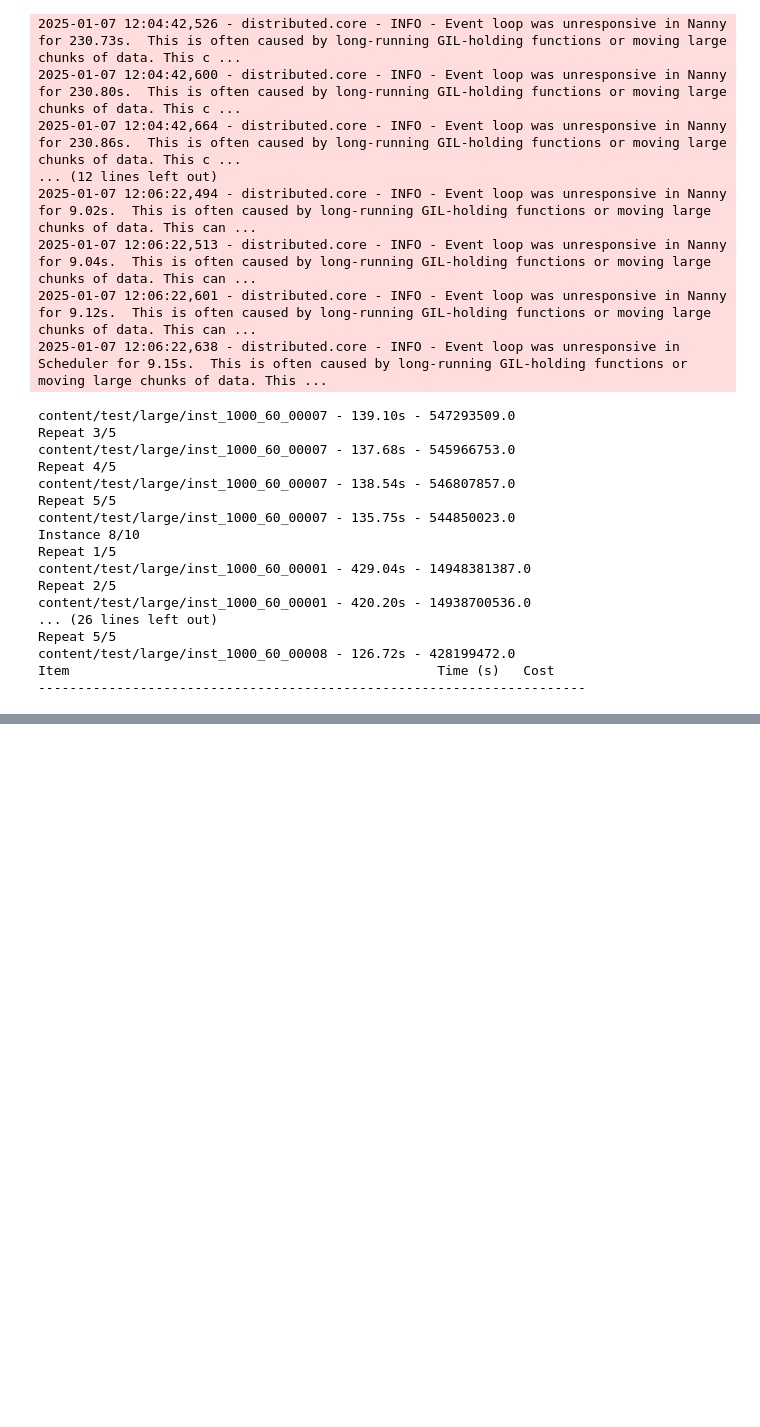
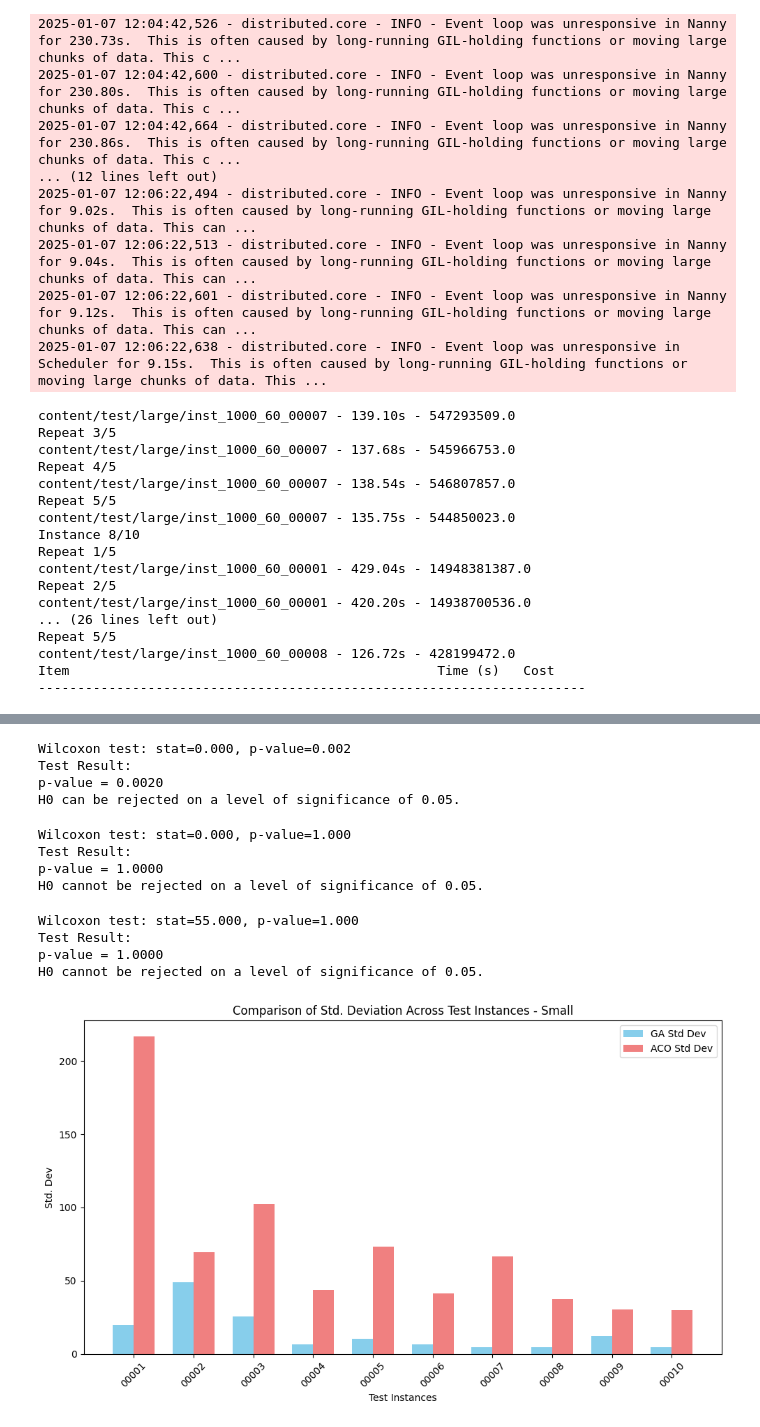
Before and after one commit to bergio13/heuristic-optimization-MWCCP, a Jupyter notebook: Heuristic_HW2.ipynb, the cells around one changed output, grey strips where cells are left out. Cells and saved outputs as stored; diff of their text form; code cells hidden in the pictures; blank space fills up the shorter version.

```diff
--- a/Heuristic_HW2.ipynb
+++ b/Heuristic_HW2.ipynb
@@ -1452,0 +1432,28 @@ for path, graph in instances_to_rerun:
+# %%
+def plot_variance_comparison(performance_ga, performance_aco,  size, label_ga="GA Std Dev", label_aco="ACO Std Dev"):
+    """
+    Plots a comparison of the standard deviation across test instances for two algorithms.
+    """
+    # X positions for the bars
+    x = np.arange(len(performance_ga))
+
+    # Variances for each algorithm
+    variances_ga = [result[-1] for result in performance_ga]
+    variances_aco = [result[-1] for result in performance_aco]
+
+    # Plot
+    width = 0.35
+    plt.figure(figsize=(10, 6))
+    plt.bar(x - width/2, variances_ga, width, label=label_ga, color="skyblue")
+    plt.bar(x + width/2, variances_aco, width, label=label_aco, color="lightcoral")
+
+    # Add labels and legend
+    plt.xlabel("Test Instances")
+    plt.ylabel("Std. Dev")
+    plt.title(f"Comparison of Std. Deviation Across Test Instances - {size}")
+    plt.xticks(x, [res[0][-5:] for res in performance_aco], rotation=45)
+    plt.legend()
+    plt.tight_layout()
+
+    # Show plot
+    plt.show()
@@ -1452,0 +1496,49 @@ for path, graph in instances_to_rerun:
+# %%
+alternative = "two-sided"
+alpha = 0.05
+
+# Wilcoxon signed-rank test
+stat, p_value = scipy.stats.wilcoxon(performance_ga, performance_aco, alternative=alternative)
+print(f"Wilcoxon test: stat={stat:.3f}, p-value={p_value:.3f}")
+
+# Print results
+print_decision(p_value, alpha)
+# %% [output]
+Wilcoxon test: stat=0.000, p-value=0.002
+Test Result:
+p-value = 0.0020
+H0 can be rejected on a level of significance of 0.05.
+# %%
+alternative = "greater"
+alpha = 0.05
+
+# Wilcoxon signed-rank test
+stat, p_value = scipy.stats.wilcoxon(performance_ga, performance_aco, alternative=alternative)
+print(f"Wilcoxon test: stat={stat:.3f}, p-value={p_value:.3f}")
+
+# Print results
+print_decision(p_value, alpha)
+# %% [output]
+Wilcoxon test: stat=0.000, p-value=1.000
+Test Result:
+p-value = 1.0000
+H0 cannot be rejected on a level of significance of 0.05.
+# %%
+alternative = "less"
+alpha = 0.05
+
+# Wilcoxon signed-rank test
+stat, p_value = scipy.stats.wilcoxon(performance_ga, performance_aco, alternative=alternative)
+print(f"Wilcoxon test: stat={stat:.3f}, p-value={p_value:.3f}")
+
+# Print results
+print_decision(p_value, alpha)
+# %% [output]
+Wilcoxon test: stat=55.000, p-value=1.000
+Test Result:
+p-value = 1.0000
+H0 cannot be rejected on a level of significance of 0.05.
+# %%
+plot_variance_comparison(sol_ga, sol_aco, size = "Small")
+# %% [output]
+[figure, added]
```
Also changed, not shown: parts of 37 cells of this notebook.
